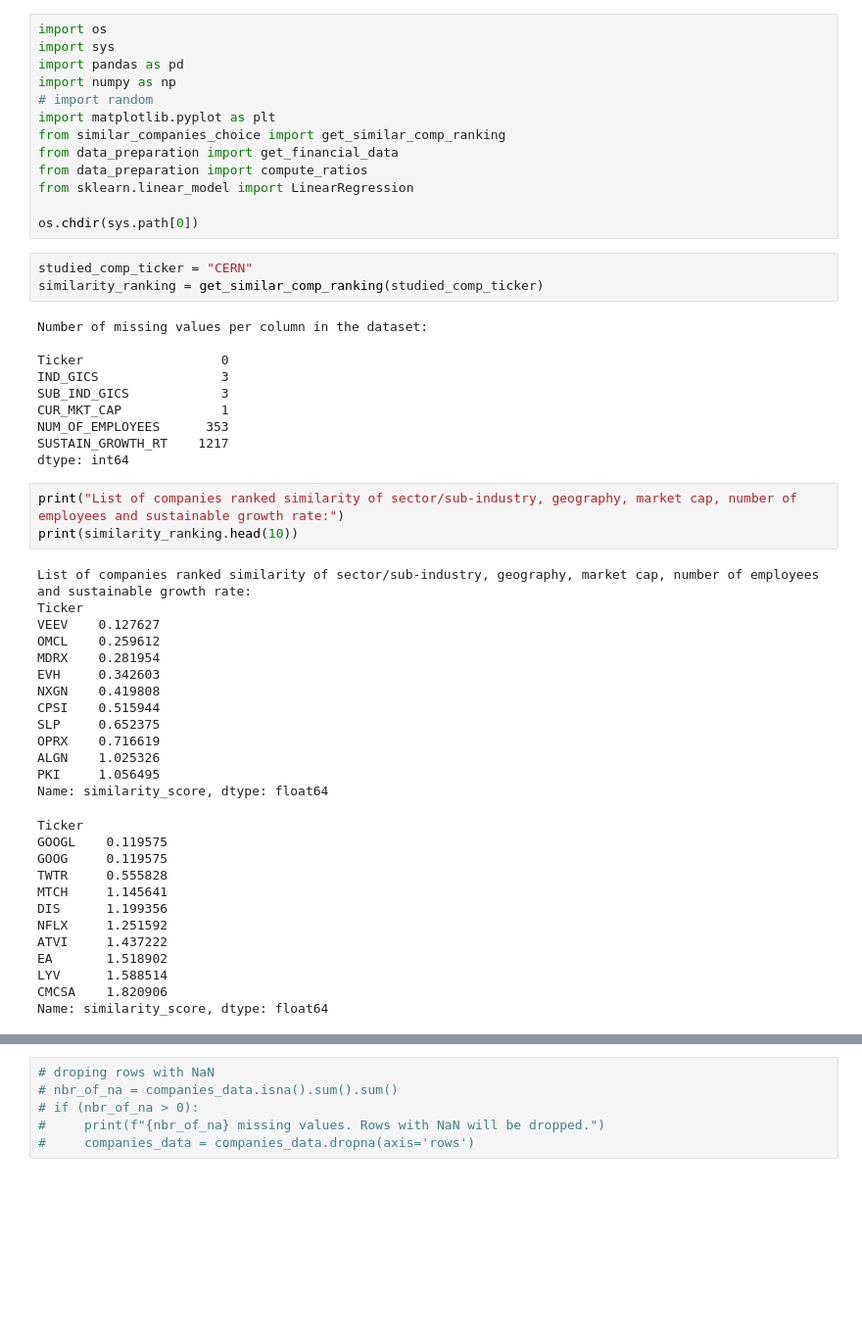
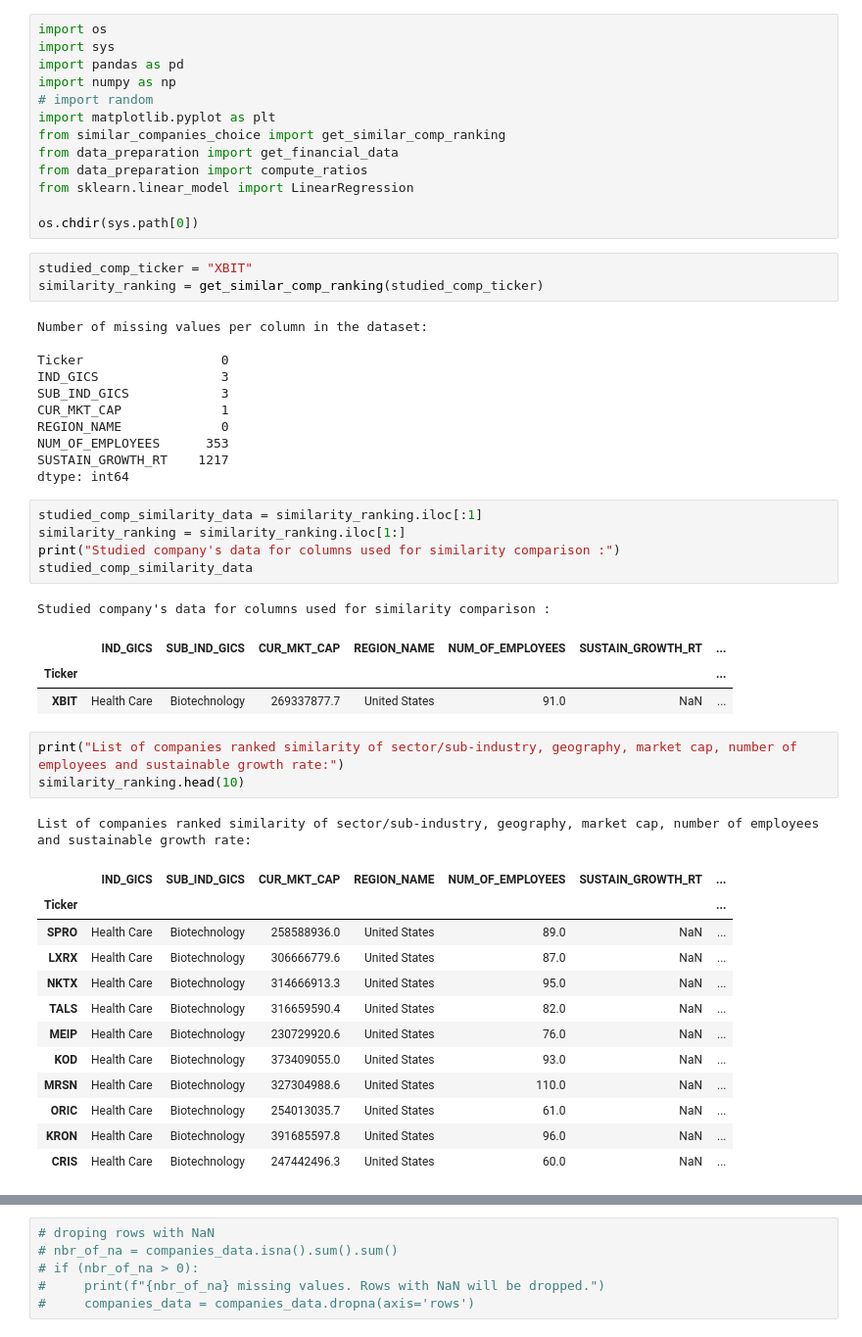
Before and after one commit to InternetXplorer/A2CA, a Jupyter notebook: CCA/CCA.ipynb, the cells around one changed output, grey strips where cells are left out. Shown at 98% size. Cells and saved outputs as stored; diff of their text form; blank space fills up the shorter version.

```diff
--- a/CCA/CCA.ipynb
+++ b/CCA/CCA.ipynb
@@ -12,7 +12,7 @@ from sklearn.linear_model import LinearRegression
 
 os.chdir(sys.path[0])
 # %%
-studied_comp_ticker = "CERN"
+studied_comp_ticker = "XBIT"
 similarity_ranking = get_similar_comp_ranking(studied_comp_ticker)
 # %% [output]
 Number of missing values per column in the dataset:
@@ -21,38 +21,37 @@ Ticker                  0
 IND_GICS                3
 SUB_IND_GICS            3
 CUR_MKT_CAP             1
+REGION_NAME             0
 NUM_OF_EMPLOYEES      353
 SUSTAIN_GROWTH_RT    1217
 dtype: int64
+# %%
+studied_comp_similarity_data = similarity_ranking.iloc[:1]
+similarity_ranking = similarity_ranking.iloc[1:]
+print("Studied company's data for columns used for similarity comparison :")
+studied_comp_similarity_data
+# %% [output]
+Studied company's data for columns used for similarity comparison :
+|  | IND_GICS | SUB_IND_GICS | CUR_MKT_CAP | REGION_NAME | NUM_OF_EMPLOYEES | SUSTAIN_GROWTH_RT | ... |
+| Ticker |  |  |  |  |  |  | ... |
+| XBIT | Health Care | Biotechnology | 269337877.7 | United States | 91.0 | NaN | ... |
 # %%
 print("List of companies ranked similarity of sector/sub-industry, geography, market cap, number of employees and sustainable growth rate:")
-print(similarity_ranking.head(10))
+similarity_ranking.head(10)
 # %% [output]
 List of companies ranked similarity of sector/sub-industry, geography, market cap, number of employees and sustainable growth rate:
-Ticker
-VEEV    0.127627
-OMCL    0.259612
-MDRX    0.281954
-EVH     0.342603
-NXGN    0.419808
-CPSI    0.515944
-SLP     0.652375
-OPRX    0.716619
-ALGN    1.025326
-PKI     1.056495
-Name: similarity_score, dtype: float64
-Ticker
-GOOGL    0.119575
-GOOG     0.119575
-TWTR     0.555828
-MTCH     1.145641
-DIS      1.199356
-NFLX     1.251592
-ATVI     1.437222
-EA       1.518902
-LYV      1.588514
-CMCSA    1.820906
-Name: similarity_score, dtype: float64
+|  | IND_GICS | SUB_IND_GICS | CUR_MKT_CAP | REGION_NAME | NUM_OF_EMPLOYEES | SUSTAIN_GROWTH_RT | ... |
+| Ticker |  |  |  |  |  |  | ... |
+| SPRO | Health Care | Biotechnology | 258588936.0 | United States | 89.0 | NaN | ... |
+| LXRX | Health Care | Biotechnology | 306666779.6 | United States | 87.0 | NaN | ... |
+| NKTX | Health Care | Biotechnology | 314666913.3 | United States | 95.0 | NaN | ... |
+| TALS | Health Care | Biotechnology | 316659590.4 | United States | 82.0 | NaN | ... |
+| MEIP | Health Care | Biotechnology | 230729920.6 | United States | 76.0 | NaN | ... |
+| KOD | Health Care | Biotechnology | 373409055.0 | United States | 93.0 | NaN | ... |
+| MRSN | Health Care | Biotechnology | 327304988.6 | United States | 110.0 | NaN | ... |
+| ORIC | Health Care | Biotechnology | 254013035.7 | United States | 61.0 | NaN | ... |
+| KRON | Health Care | Biotechnology | 391685597.8 | United States | 96.0 | NaN | ... |
+| CRIS | Health Care | Biotechnology | 247442496.3 | United States | 60.0 | NaN | ... |
 # %%
 group_size = 5
 print(f"\nThese {group_size} companies will be chosen to form the group to compare with, based on similarity :")
```
Also changed, not shown: parts of 19 cells of this notebook, 5 other files.
